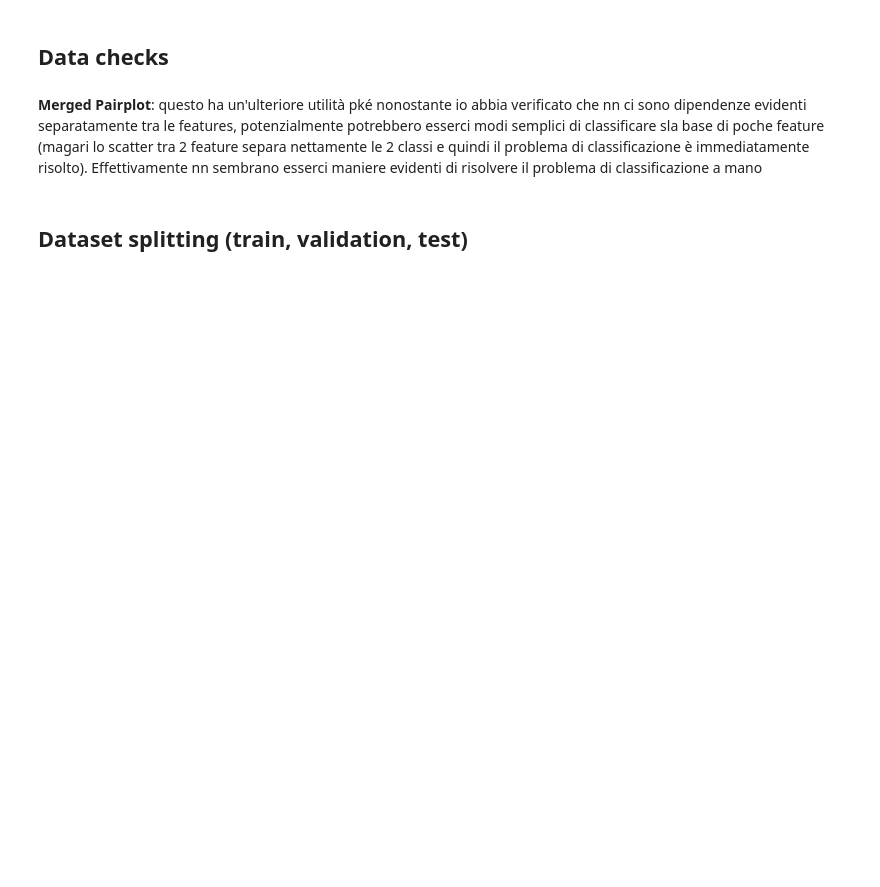
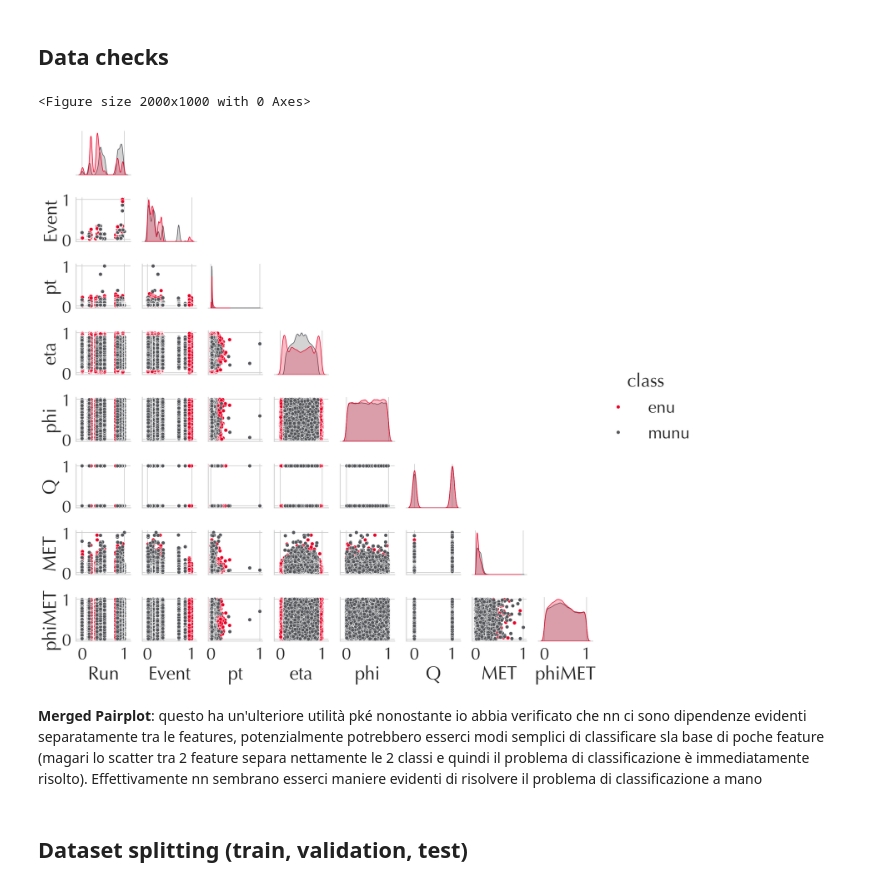
Before and after one commit to jlancione/thesis_notebooks, a Jupyter notebook: Wdecay.ipynb, the cells around one changed output. Saved outputs shown, nothing was run; the diff lists cells and outputs as text; code cells hidden in the pictures; blank space fills up the shorter version.

```diff
--- a/Wdecay.ipynb
+++ b/Wdecay.ipynb
@@ -19,3 +19,20 @@ remove_outliers = True
+# %%
+# beautifiers
+sns.set_style('whitegrid')#, {"font.family":['Optima']})
+sns.set_context('talk', font_scale=2.5)
+
+font = {'family' : 'Optima'}#,
+#       'weight' : 'bold',
+#       'size'   : 18}
+
+unitocolor = '#EA0029'
+unitogray  = '#54565A'
+faircolor  = '#FDBB63'
+
+# Create an array with the colors you want to use
+colors = [unitocolor, unitogray]
+# Set your custom color palette
+unitopalette = sns.set_palette(sns.color_palette(colors))
 # %% [markdown]
 # Dataset W -> e + nu
 Run number of the event, Event number, pt eta phi are the electron's kinematics variables, Q is electron's charge, type is where they found the electron (in the barrel or the endcap), the del- features and sigmaEtaEta are the differences between the track variable and the one of the cluster, HoverE is the ratio of the electron's energy measured HCAL/ECAL, iso are parameters associated to electron detection, MET features refer to the kinematics of the neutrino
@@ -309,8 +310,22 @@ if data_checks=='y':
     sns.countplot(data=df,x='class')
 # %%
 if data_checks=='y':
+    df1 = df.copy()
+    scaler = preprocessing.MinMaxScaler()
+    df1['class'] = df1['class'].map({'enu': 0, 'munu': 1})
+    df_scaled = scaler.fit_transform(df1) # normalization
+    df_array_to_df = pd.DataFrame(df_scaled, columns = df.columns) # convert array into dataframe
+    df_array_to_df['class'] = df['class']
+
+    # beautifiers
+    sns.set_style('whitegrid', {'font.family':'Optima'})
+    sns.set_context('talk', font_scale=2.5)
+    font = {'family' : 'Optima'}
+
     plt.figure(figsize=(20, 10))
-    sns.set(font_scale=2.0)
-    fig_pairplot = sns.pairplot(df, hue="class", palette="deep")
+    fig_pairplot_scaled = sns.pairplot(df_array_to_df, hue="class", corner=True, palette=unitopalette)
+# %% [output]
+<Figure size 2000x1000 with 0 Axes>
+[figure, added]
 # %%
 if data_checks=='y':
```
Also changed, not shown: parts of 18 cells of this notebook.
